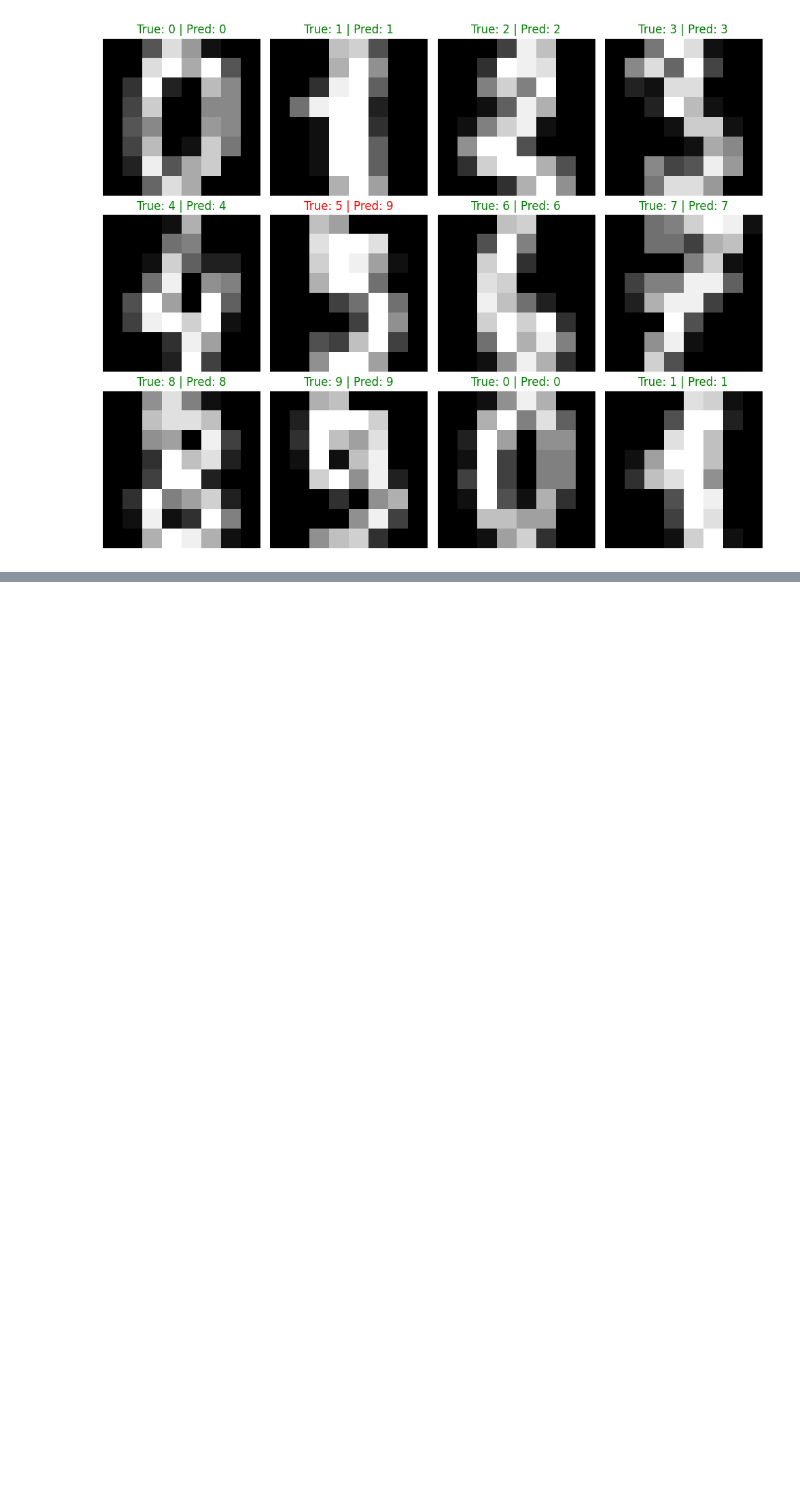
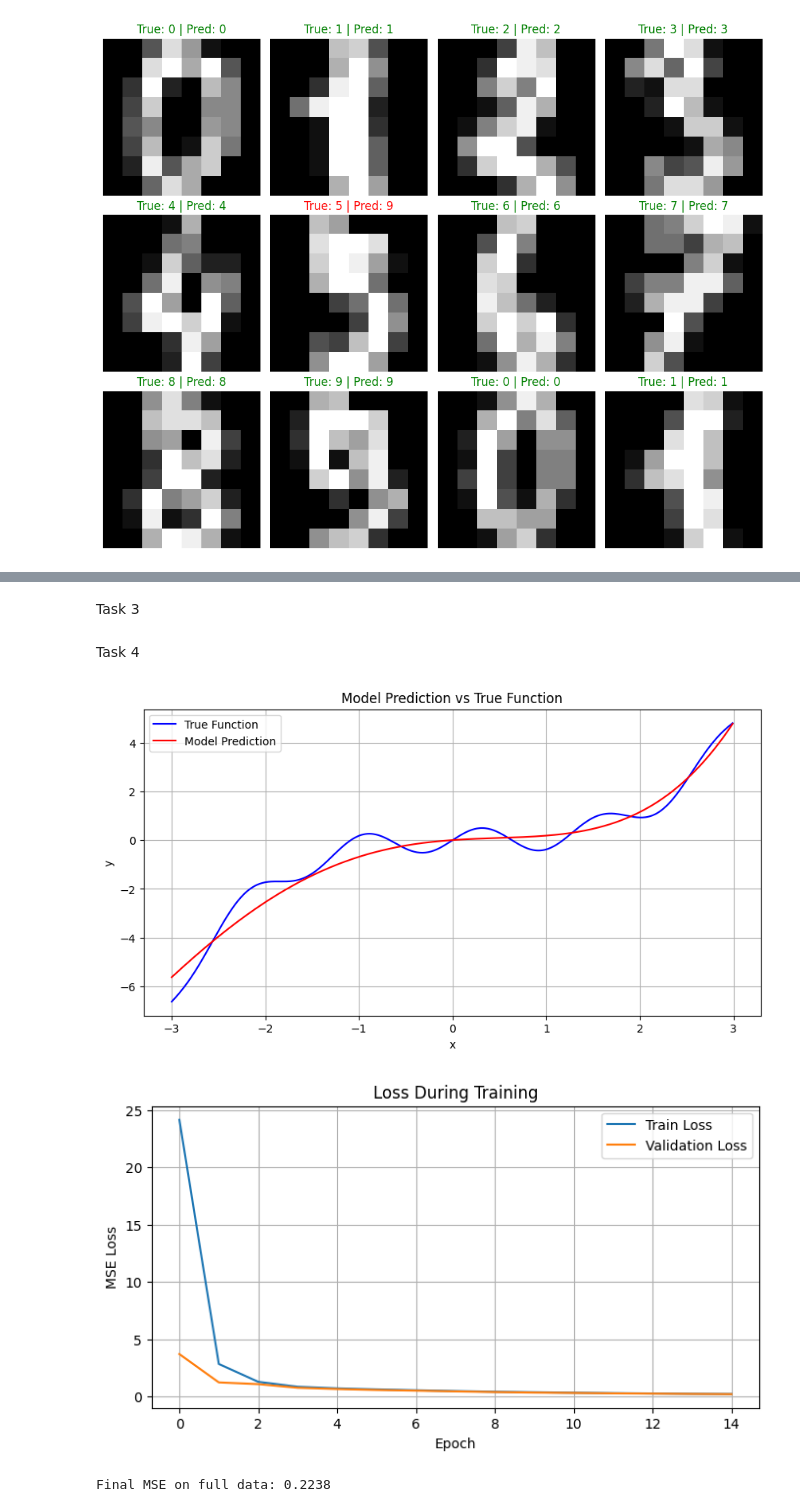
Before and after one commit to FastBackendML/FastBackendML, a Jupyter notebook: Neural_Networks.ipynb, the cells around one changed output, grey strips where cells are left out. Saved outputs shown, nothing was run; the diff lists cells and outputs as text; code cells hidden in the pictures; blank space fills up the shorter version.

```diff
--- a/Neural_Networks.ipynb
+++ b/Neural_Networks.ipynb
@@ -1270,0 +1559,2 @@ Q
+# %% [markdown]
+Task 3
@@ -1270,0 +1644,2 @@ Q
+# %% [markdown]
+Task 4
@@ -1270,0 +1726,31 @@ Q
+# %%
+import matplotlib.pyplot as plt
+
+# --- 1. График предсказания vs реальная функция ---
+plt.figure(figsize=(10, 5))
+plt.plot(data_x.numpy(), data_y.numpy(), label='True Function', color='blue')
+plt.plot(data_x.numpy(), predict.detach().squeeze().numpy(), label='Model Prediction', color='red')
+plt.title('Model Prediction vs True Function')
+plt.xlabel('x')
+plt.ylabel('y')
+plt.legend()
+plt.grid(True)
+plt.show()
+
+# --- 2. График потерь по эпохам ---
+plt.figure(figsize=(8, 4))
+plt.plot(loss_lst, label='Train Loss')
+plt.plot(loss_lst_val, label='Validation Loss')
+plt.title('Loss During Training')
+plt.xlabel('Epoch')
+plt.ylabel('MSE Loss')
+plt.legend()
+plt.grid(True)
+plt.show()
+
+# Вывод финального значения ошибки на всём датасете
+print(f'Final MSE on full data: {Q:.4f}')
+# %% [output]
+[figure, added]
+[figure, added]
+Final MSE on full data: 0.2238
```
Also changed, not shown: parts of 38 cells of this notebook.
